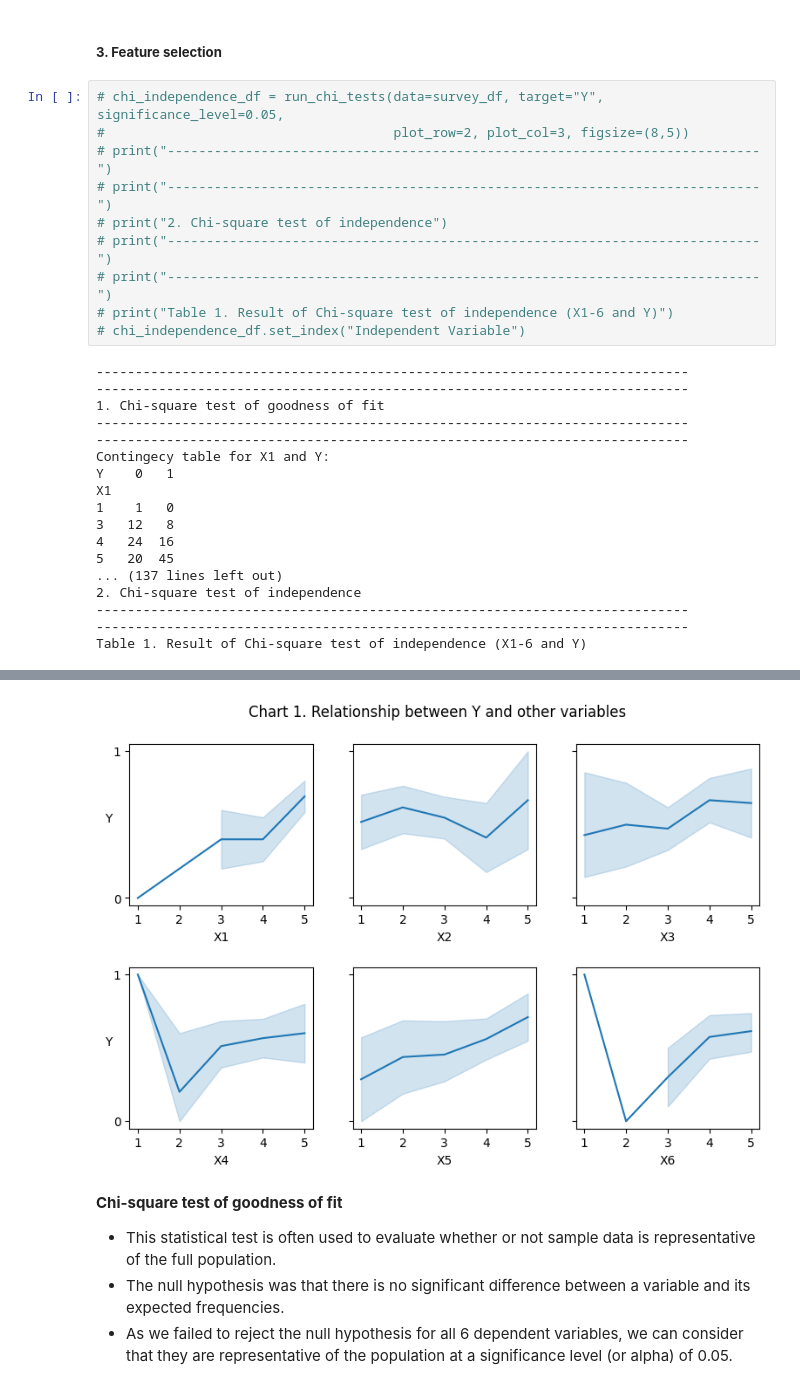
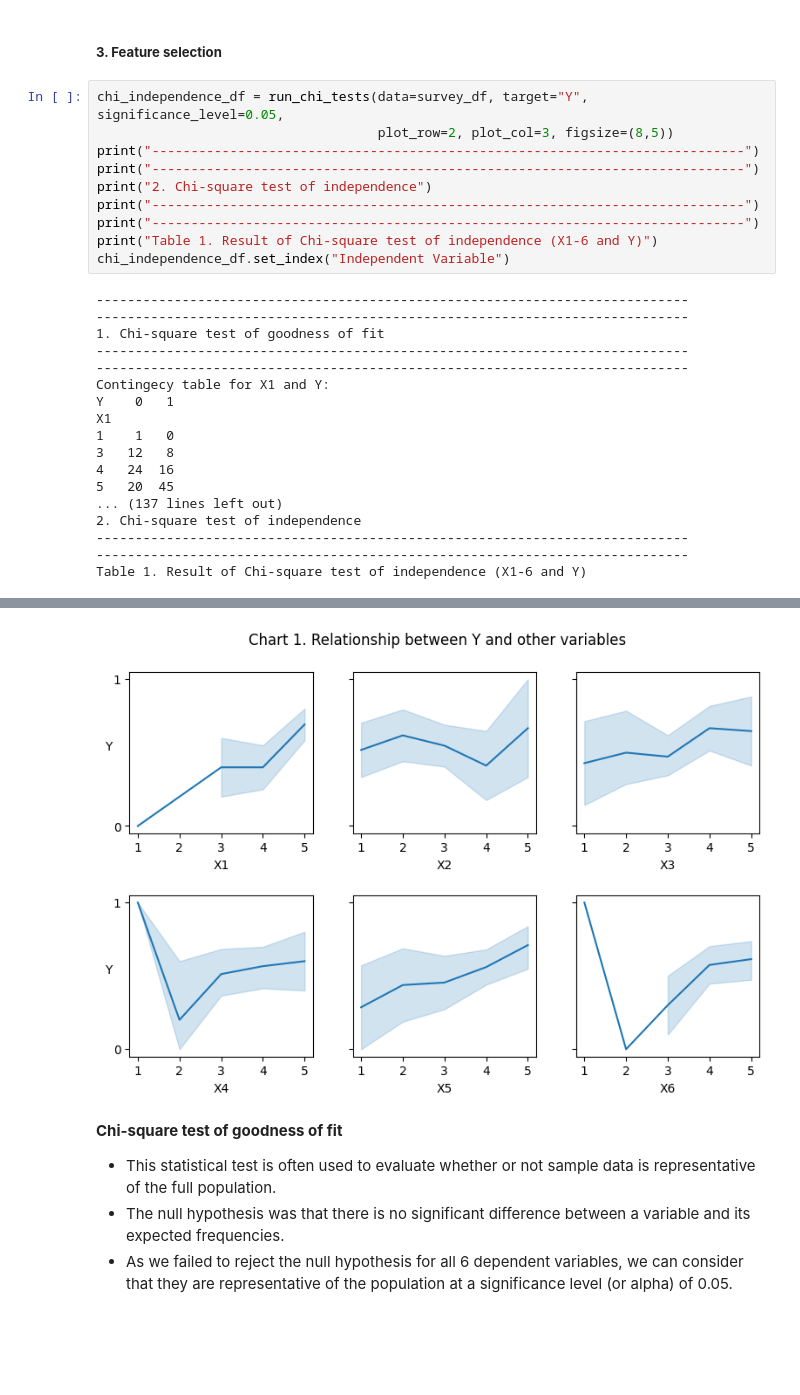
Before and after one commit to henryhyunwookim/Happy-Customers, a Jupyter notebook: Happy Costomers.ipynb, the cells around one changed output, grey strips where cells are left out. Cells and saved outputs as stored; diff of their text form; blank space fills up the shorter version.

```diff
--- a/Happy Costomers.ipynb
+++ b/Happy Costomers.ipynb
@@ -62,42 +62,42 @@ To better understand these features, perform Chi-square tests.
 # %% [markdown]
 ##### <b>3. Feature selection</b>
 # %%
-# chi_independence_df = run_chi_tests(data=survey_df, target="Y", significance_level=0.05,
-#                                     plot_row=2, plot_col=3, figsize=(8,5))
-# print("----------------------------------------------------------------------------")
-# print("----------------------------------------------------------------------------")
-# print("2. Chi-square test of independence")
-# print("----------------------------------------------------------------------------")
-# print("----------------------------------------------------------------------------")
-# print("Table 1. Result of Chi-square test of independence (X1-6 and Y)")
-# chi_independence_df.set_index("Independent Variable")
+chi_independence_df = run_chi_tests(data=survey_df, target="Y", significance_level=0.05,
+                                    plot_row=2, plot_col=3, figsize=(8,5))
+print("----------------------------------------------------------------------------")
+print("----------------------------------------------------------------------------")
+print("2. Chi-square test of independence")
+print("----------------------------------------------------------------------------")
+print("----------------------------------------------------------------------------")
+print("Table 1. Result of Chi-square test of independence (X1-6 and Y)")
+chi_independence_df.set_index("Independent Variable")
 # %% [output]
 ----------------------------------------------------------------------------
 ----------------------------------------------------------------------------
 1. Chi-square test of goodness of fit
 ----------------------------------------------------------------------------
 ----------------------------------------------------------------------------
 Contingecy table for X1 and Y:
 Y    0   1
 X1
 1    1   0
 3   12   8
 4   24  16
 5   20  45
 ... (137 lines left out)
 2. Chi-square test of independence
 ----------------------------------------------------------------------------
 ----------------------------------------------------------------------------
 Table 1. Result of Chi-square test of independence (X1-6 and Y)
 |  | Chi-square | P-value | Null Hypothesis | Reject Null Hypothesis at alpha=0... |
 | Independent Variable |  |  |  |  |
 | X1 | 11.981200 | 0.007448 | X1 and Y are independent of each ... | Yes |
 | X2 | 2.375107 | 0.667131 | X2 and Y are independent of each ... | No |
 | X3 | 4.340259 | 0.361911 | X3 and Y are independent of each ... | No |
 | X4 | 4.648222 | 0.325332 | X4 and Y are independent of each ... | No |
 | X5 | 6.808039 | 0.146387 | X5 and Y are independent of each ... | No |
 | X6 | 8.138426 | 0.086637 | X6 and Y are independent of each ... | No |
-[figure, old version]
+[figure, new version]
 # %% [markdown]
 <b>Chi-square test of goodness of fit</b><br>
 - This statistical test is often used to evaluate whether or not sample data is representative of the full population.
```
Also changed, not shown: parts of 17 cells of this notebook.
